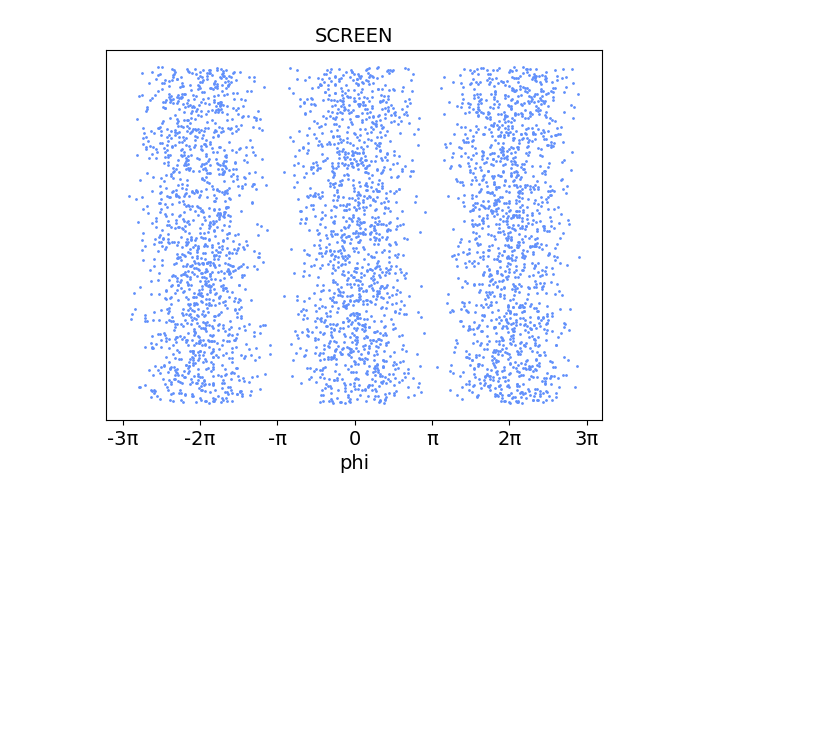
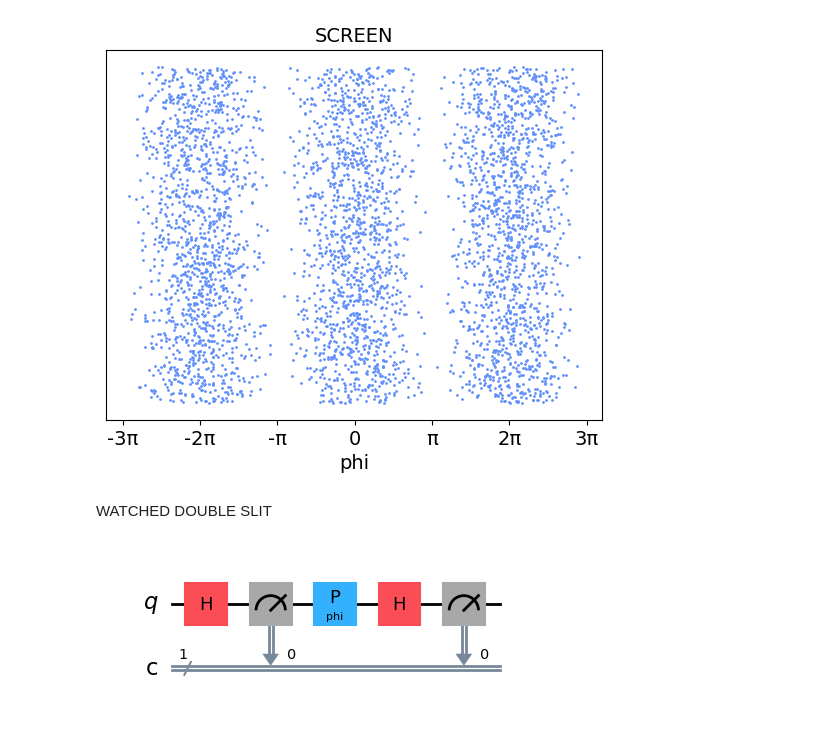
Before and after one commit to sunnykang813/2024-Physics-REU-QC, a Jupyter notebook: Double-Slit Experiment.ipynb, the cells around one changed output. Saved outputs shown, nothing was run; the diff lists cells and outputs as text; code cells hidden in the pictures; blank space fills up the shorter version.

```diff
--- a/Double-Slit Experiment.ipynb
+++ b/Double-Slit Experiment.ipynb
@@ -97,2 +96,26 @@ plt.show()
 # %% [output]
 [figure]
+# %% [markdown]
+WATCHED DOUBLE SLIT
+# %%
+# Create a circuit with 1 quibit and 1 classical bit
+qc = QuantumCircuit(1,1)
+
+# Apply a H gate
+qc.h(0)
+
+# Measure at the slit
+qc.measure(0,0)
+
+# Apply a Phase gate with a parameter phi to qubit 0
+qc.p(phi, 0)
+
+# Apply a H gate
+qc.h(0)
+
+# Measure qubit 0 and project onto the classical bit 0
+qc.measure(0,0)
+
+qc.draw('mpl')
+# %% [output]
+[figure, added]
```
Also changed, not shown: parts of 6 cells of this notebook, 1 other file.
